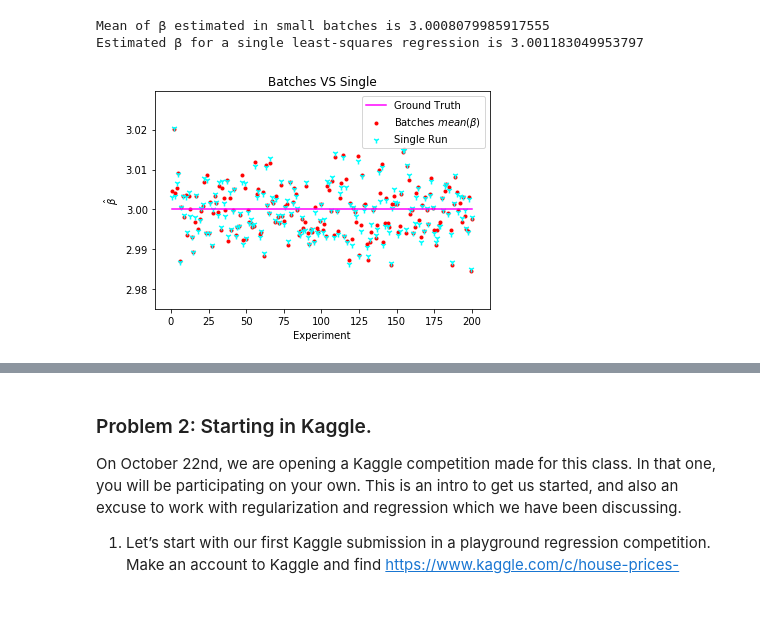
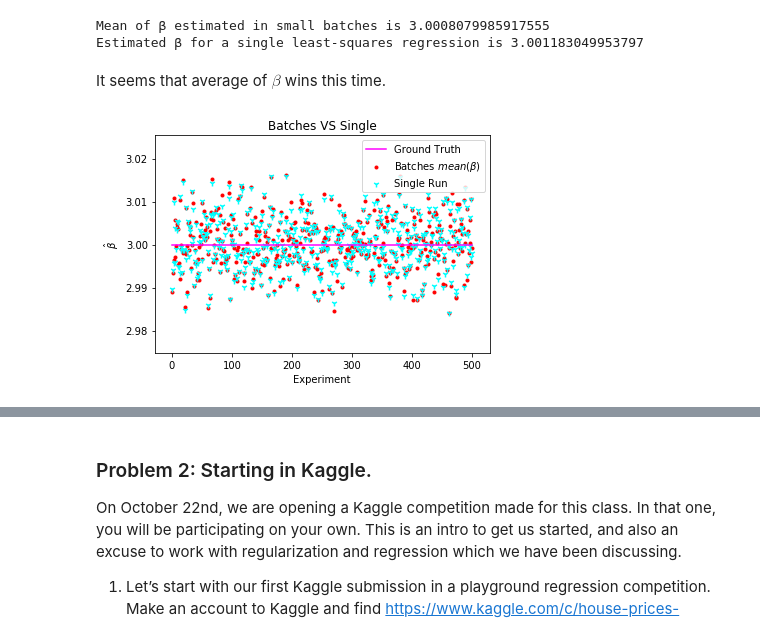
Before and after one commit to mxviteri/bds_hm1, a Jupyter notebook: hw3/HW3.ipynb, the cells around one changed output, grey strips where cells are left out. Cells and saved outputs as stored; diff of their text form; code cells hidden in the pictures; blank space fills up the shorter version.

```diff
--- a/hw3/HW3.ipynb
+++ b/hw3/HW3.ipynb
@@ -18,0 +21,25 @@ $$
+# %%
+import numpy as np
+# First generate the training set
+p = 5; n = 500
+X = np.random.randn(n,p)
+c = np.dot(X[:,0:p-1],[2,3,-1,0.5]) + np.random.randn(1,n)/1000;
+# c is a column that is approximately a linear combination of
+# columns 1, 2, 3 and 4. We set the 5th column of X equal to c
+X[:,p-1] = c
+beta = [1, 1, 1, 1, 0]
+# Add noise ~ N(0, sigma^2)
+sigma = 0.3333
+y = np.dot(X,beta) + sigma*np.random.randn(n)
+n1 = 500 # Number of testing points
+X_test = np.random.randn(n1,p)
+# Add a co-linear column at the end
+c_test = np.dot(X_test[:,0:p-1],[2,3,-1,0.5]) + np.random.randn(1,n1)/1000;
+X_test[:,p-1] = c_test
+y_test = np.dot(X_test,beta) + sigma*np.random.randn(n1)
+# In the "zero-variance" solution, namely the all-zeros solution, beta hat should be all zeros.
+beta_hat = [0, 0, 0, 0, 0]
+#Compute the test error of test data
+print('Test error for true beta is %f' % np.linalg.norm(np.dot(X_test, beta) - y_test))
+# Compute the test error of "zero-variance" solution
+print('Test error for "zero-variance" solution is %f' % np.linalg.norm(np.dot(X_test,beta_hat) - y_test))
@@ -92,6 +126,8 @@ print("Estimated \u03B2 for a single least-squares regression is {}".format(beta
 # %% [output]
 Mean of β estimated in small batches is 3.0008079985917555
 Estimated β for a single least-squares regression is 3.001183049953797
+# %% [markdown]
+It seems that average of $\beta$ wins this time.
 # %%
 def batchSingle(beta0 = -3, beta = 3, sample_num = 150, n_experiment = 200):
     beta_list = [(estimateBeta(beta0, beta, sample_num)) for i in range(n_experiment)]
@@ -108,19 +144,20 @@ def batchSingle(beta0 = -3, beta = 3, sample_num = 150, n_experiment = 200):
     beta0_hat_total = lr.intercept_
     return beta_empirical_mean[-1], beta_hat_total
 # %%
-batches_single = [batchSingle(beta0, beta, sample_num, n_experiment) for i in range(200)]
+batch = 500
+batches_single = [batchSingle(beta0, beta, sample_num, n_experiment) for i in range(batch)]
 beta_batches_mean = [item[0] for item in batches_single]
 beta_single = [item[1] for item in batches_single]
 # %%
 plt.scatter(range(1, len(beta_batches_mean)+1), beta_batches_mean, marker = '.', color = 'r',label = r'Batches $mean(\beta)$')
-plt.plot(range(1,  len(beta_batches_mean)+1), [beta for i in range(200)], label = r'Ground Truth', color='magenta')
+plt.plot(range(1,  len(beta_batches_mean)+1), [beta for i in range(batch)], label = r'Ground Truth', color='magenta')
 plt.scatter(range(1, len(beta_single)+1), beta_single, marker = '1', color = 'cyan', label = r'Single Run')
 plt.xlabel("Experiment")
 plt.ylabel(r"$\hat{\beta}$")
 plt.legend()
 plt.title(r"Batches VS Single")
 plt.show()
 # %% [output]
-[figure, old version]
+[figure, new version]
 # %%
 sum_squared_error_batch = sum([(item -beta)**2 for item in beta_batches_mean])
```
Also changed, not shown: parts of 17 cells of this notebook.
